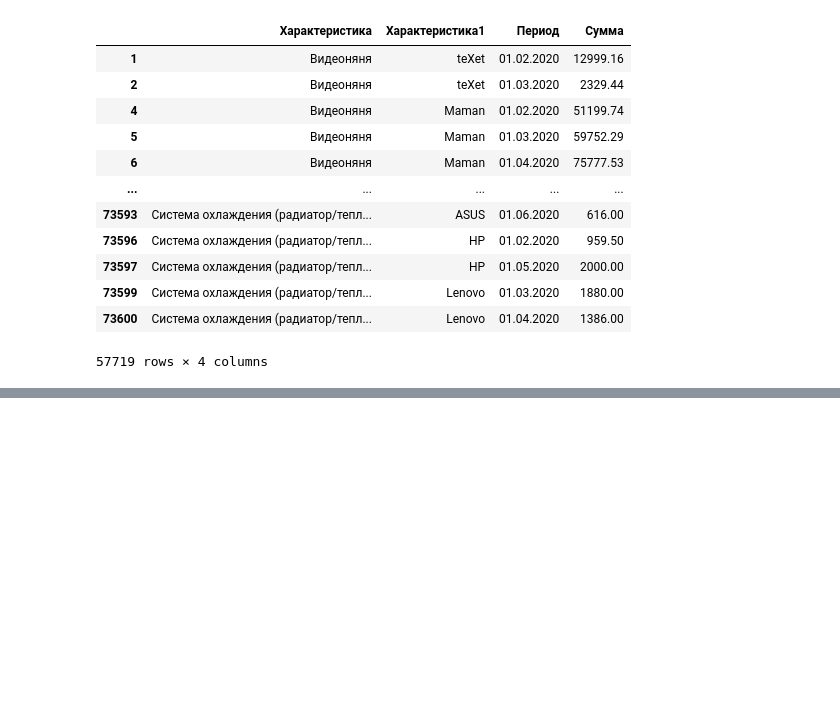
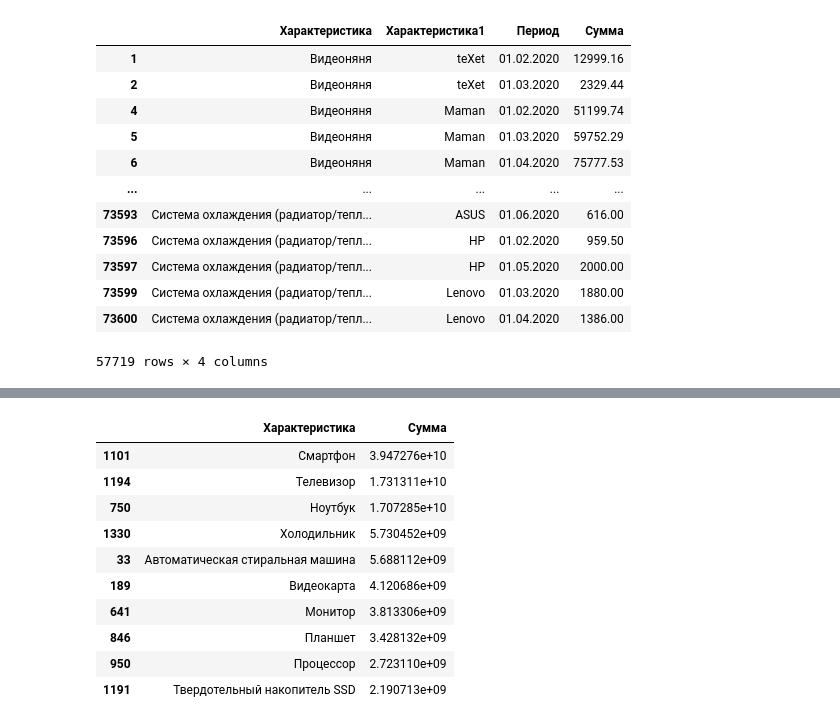
Before and after one commit to HarakaRisasi/dns_data_analysis_study, a Jupyter notebook: 6 занятие/6 занятие.ipynb, the cells around one changed output, grey strips where cells are left out. Cells and saved outputs as stored; diff of their text form; code cells hidden in the pictures; blank space fills up the shorter version.

```diff
--- a/6 занятие/6 занятие.ipynb
+++ b/6 занятие/6 занятие.ipynb
@@ -97,6 +108,20 @@ import plotly.express as px
 # %%
 df_pivot = df.pivot_table(index='Характеристика', values='Сумма', aggfunc='sum').reset_index()
 df_pivot = df_pivot.sort_values('Сумма', ascending=False).iloc[:10]
+# %%
+df_pivot
+# %% [output]
+|  | Характеристика | Сумма |
+| 1101 | Смартфон | 3.947276e+10 |
+| 1194 | Телевизор | 1.731311e+10 |
+| 750 | Ноутбук | 1.707285e+10 |
+| 1330 | Холодильник | 5.730452e+09 |
+| 33 | Автоматическая стиральная машина | 5.688112e+09 |
+| 189 | Видеокарта | 4.120686e+09 |
+| 641 | Монитор | 3.813306e+09 |
+| 846 | Планшет | 3.428132e+09 |
+| 950 | Процессор | 2.723110e+09 |
+| 1191 | Твердотельный накопитель SSD | 2.190713e+09 |
 # %%
 fig = px.bar(df_pivot,
              x="Характеристика",
```
Also changed, not shown: parts of 5 cells of this notebook.
